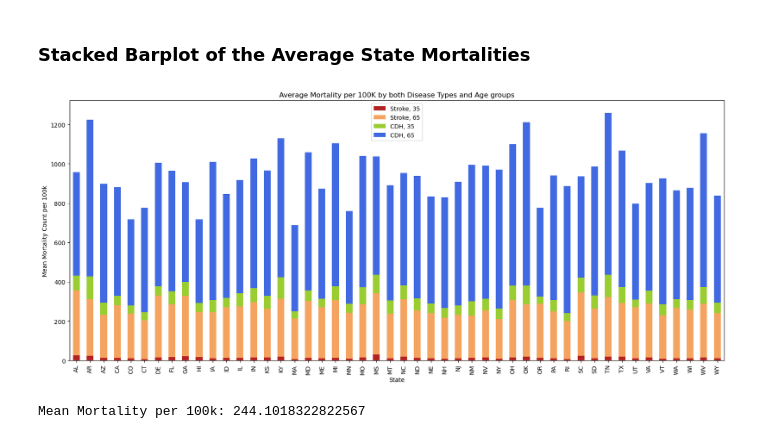
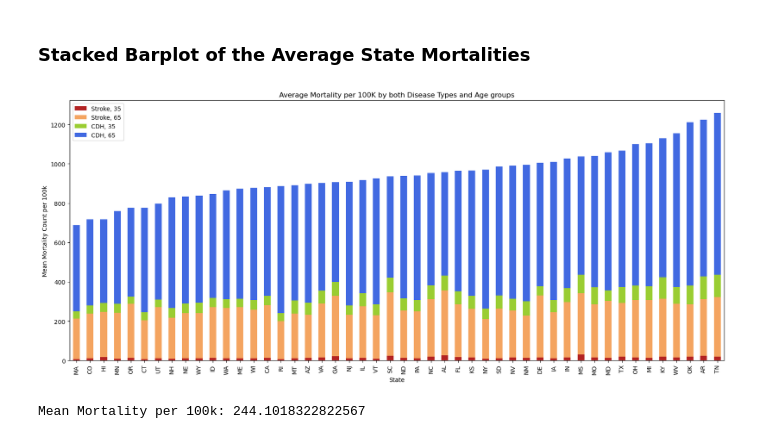
Before and after one commit to ArminaCA/Project-Cardiovascular-disease-mortality, a Jupyter notebook: Cardiovascular_Determinants_With Analysis(Y).ipynb, the cells around one changed output. Drawn from its saved outputs; the diff is of its cells as text; code cells hidden in the pictures.

Commit message:
Edited analysis and added some graphs and independent t-tests

```diff
--- a/Cardiovascular_Determinants_With Analysis(Y).ipynb
+++ b/Cardiovascular_Determinants_With Analysis(Y).ipynb
@@ -366,12 +357,12 @@ df_stats
 # %% [markdown]
 ### Average State Mortality per 100k by Disease Type and Age Group
 # %%
-df_stroke35 = df[(df["Age Group"]=="Ages 35-64 years")&(df["Disease Type"]== "Stroke")].groupby(["State"])["Mortality per 100k"].mean()
-df_stroke65 = df[(df["Age Group"]=="Ages 65 years and older")&(df["Disease Type"]== "Stroke")].groupby(["State"])["Mortality per 100k"].mean()
-df_CHD35 = df[(df["Age Group"]=="Ages 35-64 years")&(df["Disease Type"]== "Coronary Heart Disease")].groupby(["State"])["Mortality per 100k"].mean()
-df_CHD65 = df[(df["Age Group"]=="Ages 65 years and older")&(df["Disease Type"]== "Coronary Heart Disease")].groupby(["State"])["Mortality per 100k"].mean()
+stroke35 = df[(df["Age Group"]=="Ages 35-64 years")&(df["Disease Type"]== "Stroke")].groupby(["State"])["Mortality per 100k"].mean()
+stroke65 = df[(df["Age Group"]=="Ages 65 years and older")&(df["Disease Type"]== "Stroke")].groupby(["State"])["Mortality per 100k"].mean()
+CHD35 = df[(df["Age Group"]=="Ages 35-64 years")&(df["Disease Type"]== "Coronary Heart Disease")].groupby(["State"])["Mortality per 100k"].mean()
+CHD65 = df[(df["Age Group"]=="Ages 65 years and older")&(df["Disease Type"]== "Coronary Heart Disease")].groupby(["State"])["Mortality per 100k"].mean()
 
-df_state_mortality = pd.concat([df_stroke35, df_stroke65, df_CHD35, df_CHD65], axis = 1)
+df_state_mortality = pd.concat([stroke35, stroke65, CHD35, CHD65], axis = 1)
 df_state_mortality.columns = ["Stroke, 35", "Stroke, 65", "CDH, 35","CDH, 65"]
 df_state_mortality.head()
 # %% [output]
@@ -385,15 +376,17 @@ df_state_mortality.head()
 # %% [markdown]
 ### Stacked Barplot of the Average State Mortalities
 # %%
-bar_chart_states = df_state_mortality.plot(kind = "bar",
+df_state_mortality["SUM"] = df_state_mortality.sum(axis = 1)
+df_state_mortality = df_state_mortality.sort_values(by = "SUM")
+bar_chart_states = df_state_mortality[["Stroke, 35", "Stroke, 65", "CDH, 35","CDH, 65"]].plot(kind = "bar",
                                            color = ["firebrick", "sandybrown", "yellowgreen", "royalblue"],
                                            figsize = (20,8),
                                            ylabel = "Mean Mortality Count per 100k",
                                            stacked = True)
 plt.title ("Average Mortality per 100K by both Disease Types and Age groups")
 plt.show()
 # %% [output]
-[figure, old version]
+[figure, new version]
 # %%
 # Calculating the mean of the "Mortality per 100k" column
 mean_mortality = df["Mortality per 100k"].mean()
```
Also changed, not shown: parts of 39 cells of this notebook.
